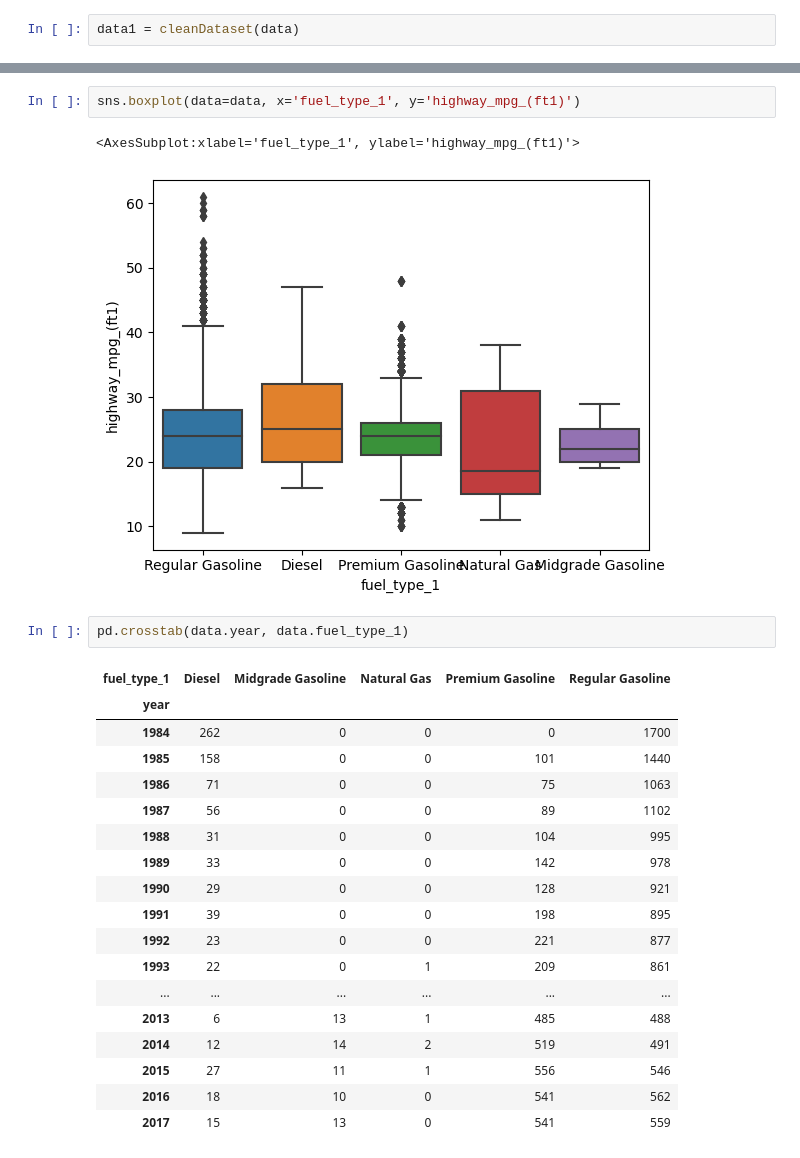
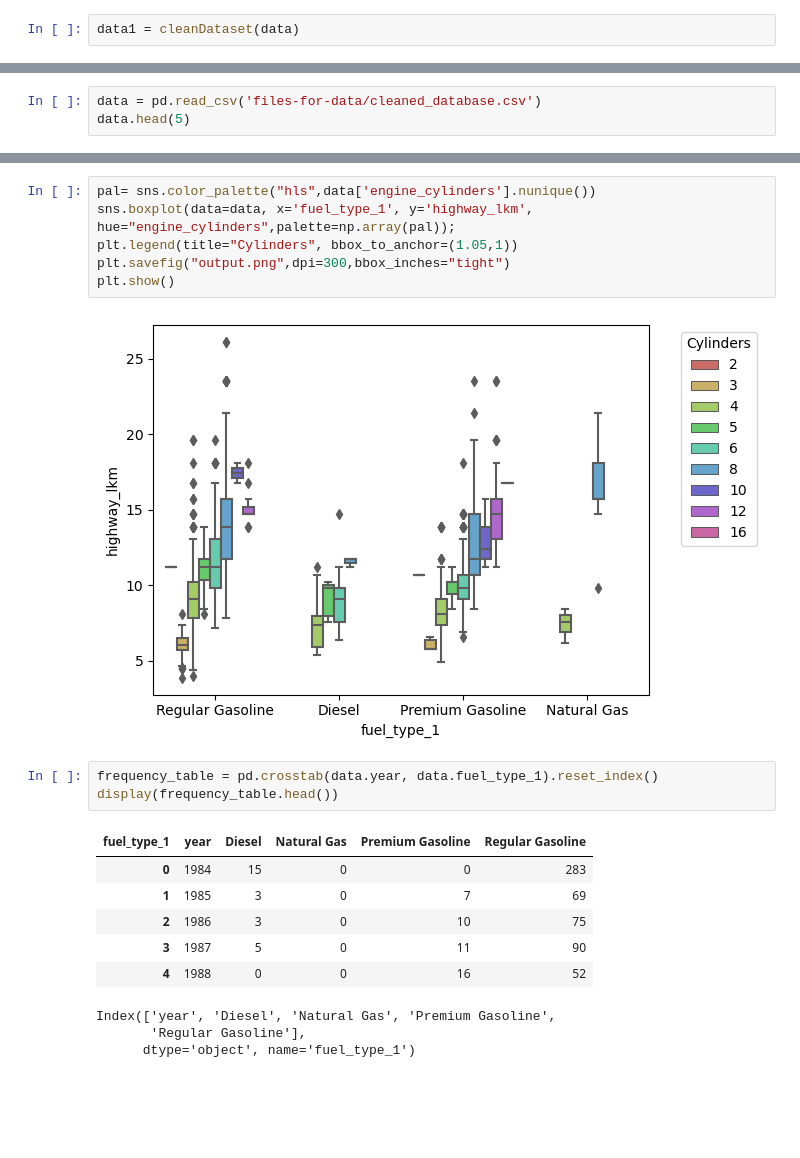
Before and after one commit to mstf53/mid-bootcamp, a Jupyter notebook: test.ipynb, the cells around one changed output, grey strips where cells are left out. Drawn from its saved outputs; the diff is of its cells as text; blank space fills up the shorter version.

```diff
--- a/test.ipynb
+++ b/test.ipynb
@@ -482,0 +598,3 @@ plt.show()
+# %%
+data = pd.read_csv('files-for-data/cleaned_database.csv')
+data.head(5)
@@ -505,26 +673,21 @@ plt.show();
 # %%
-sns.boxplot(data=data, x='fuel_type_1', y='highway_mpg_(ft1)')
+pal= sns.color_palette("hls",data['engine_cylinders'].nunique())
+sns.boxplot(data=data, x='fuel_type_1', y='highway_lkm', hue="engine_cylinders",palette=np.array(pal));
+plt.legend(title="Cylinders", bbox_to_anchor=(1.05,1))
+plt.savefig("output.png",dpi=300,bbox_inches="tight")
+plt.show()
 # %% [output]
-<AxesSubplot:xlabel='fuel_type_1', ylabel='highway_mpg_(ft1)'>
-[figure, old version]
+[figure, new version]
 # %%
-pd.crosstab(data.year, data.fuel_type_1)
+frequency_table = pd.crosstab(data.year, data.fuel_type_1).reset_index()
+display(frequency_table.head())
 # %% [output]
-| fuel_type_1 | Diesel | Midgrade Gasoline | Natural Gas | Premium Gasoline | Regular Gasoline |
-| year |  |  |  |  |  |
-| 1984 | 262 | 0 | 0 | 0 | 1700 |
-| 1985 | 158 | 0 | 0 | 101 | 1440 |
-| 1986 | 71 | 0 | 0 | 75 | 1063 |
-| 1987 | 56 | 0 | 0 | 89 | 1102 |
-| 1988 | 31 | 0 | 0 | 104 | 995 |
-| 1989 | 33 | 0 | 0 | 142 | 978 |
-| 1990 | 29 | 0 | 0 | 128 | 921 |
-| 1991 | 39 | 0 | 0 | 198 | 895 |
-| 1992 | 23 | 0 | 0 | 221 | 877 |
-| 1993 | 22 | 0 | 1 | 209 | 861 |
-| ... | ... | ... | ... | ... | ... |
-| 2013 | 6 | 13 | 1 | 485 | 488 |
-| 2014 | 12 | 14 | 2 | 519 | 491 |
-| 2015 | 27 | 11 | 1 | 556 | 546 |
-| 2016 | 18 | 10 | 0 | 541 | 562 |
-| 2017 | 15 | 13 | 0 | 541 | 559 |
+| fuel_type_1 | year | Diesel | Natural Gas | Premium Gasoline | Regular Gasoline |
+| 0 | 1984 | 15 | 0 | 0 | 283 |
+| 1 | 1985 | 3 | 0 | 7 | 69 |
+| 2 | 1986 | 3 | 0 | 10 | 75 |
+| 3 | 1987 | 5 | 0 | 11 | 90 |
+| 4 | 1988 | 0 | 0 | 16 | 52 |
+Index(['year', 'Diesel', 'Natural Gas', 'Premium Gasoline',
+       'Regular Gasoline'],
+      dtype='object', name='fuel_type_1')
```
Also changed, not shown: parts of 45 cells of this notebook, 1 other file.
